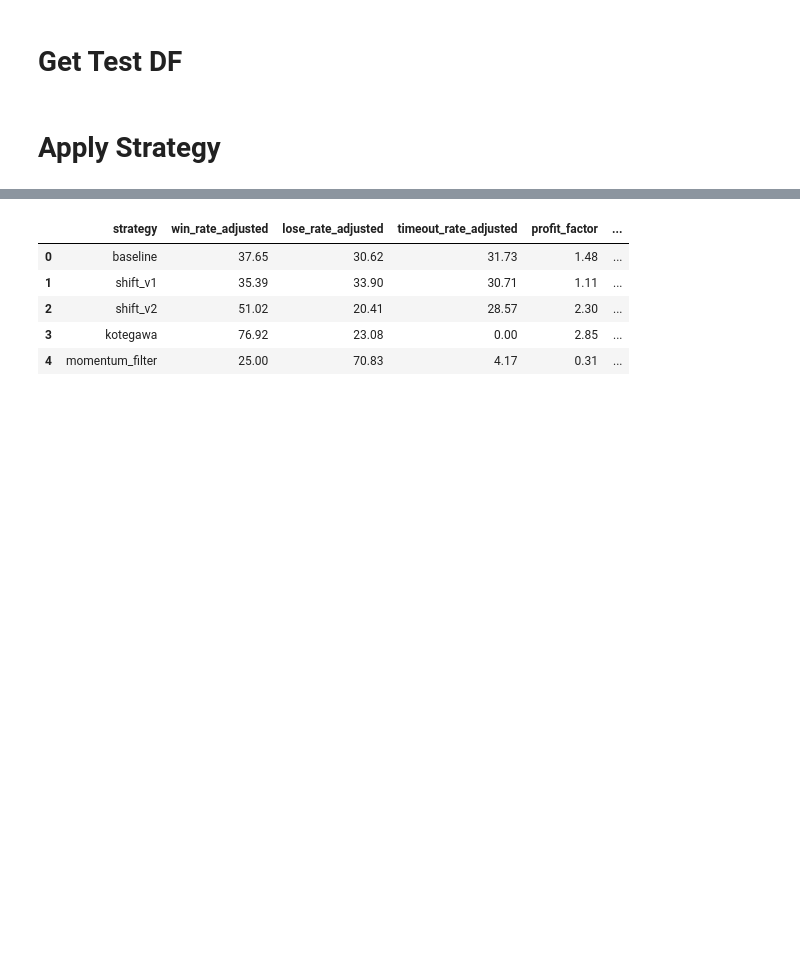
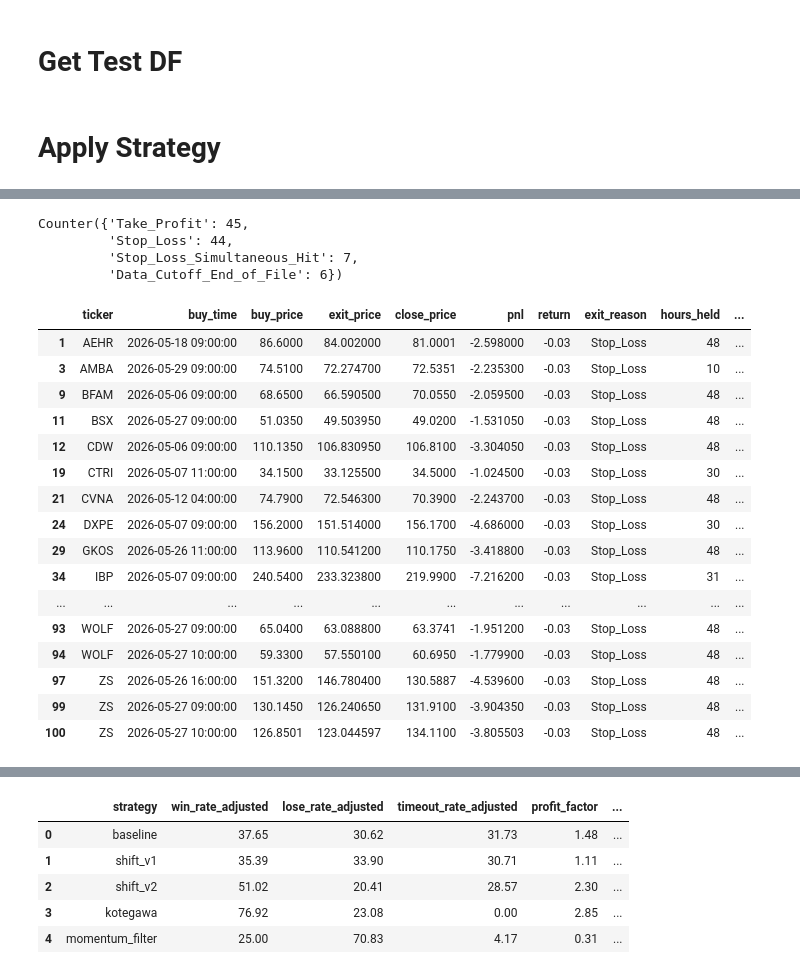
Before and after one commit to LW130003/technical-analysis, a Jupyter notebook: notebooks/simulation_loop.ipynb, the cells around one changed output, grey strips where cells are left out. Cells and saved outputs as stored; diff of their text form; code cells hidden in the pictures; blank space fills up the shorter version.

```diff
--- a/notebooks/simulation_loop.ipynb
+++ b/notebooks/simulation_loop.ipynb
@@ -10,26 +10,18 @@ from technical_analysis.strategy import get_default_params, get_all_strategies
 import pandas as pd
 import os
 
-# test_dir = "/Users/livardywufianto/Projects/Trading/data/outputs/backtest_test_v3/"
-# ln_volume = False
-# test_filepaths = [os.path.join(
-#     test_dir, x) for x in os.listdir(test_dir) if str(ln_volume) in x]
+test_dir = "/Users/livardywufianto/Projects/Trading/data/outputs/backtest_test_v3/"
+ln_volume = True
+test_filepaths = [os.path.join(
+    test_dir, x) for x in os.listdir(test_dir) if str(ln_volume) in x]
 
-test_filepaths = [
-    "/Users/livardywufianto/Projects/Trading/data/Debugging/volume_check_2026-05-15_ln=False.csv",
-    "/Users/livardywufianto/Projects/Trading/data/Debugging/volume_check_2026-05-14_ln=False.csv",
-    "/Users/livardywufianto/Projects/Trading/data/Debugging/volume_check_2026-05-13_ln=False.csv",
-    "/Users/livardywufianto/Projects/Trading/data/Debugging/volume_check_2026-05-12_ln=False.csv",
-    "/Users/livardywufianto/Projects/Trading/data/Debugging/volume_check_2026-05-11_ln=False.csv",
-]
-
-test_filepaths = [
-    "/Users/livardywufianto/Projects/Trading/data/outputs/backtest_test_v3/volume_check_2026-05-15_ln=False.csv",
-    "/Users/livardywufianto/Projects/Trading/data/outputs/backtest_test_v3/volume_check_2026-05-14_ln=False.csv",
-    "/Users/livardywufianto/Projects/Trading/data/outputs/backtest_test_v3/volume_check_2026-05-13_ln=False.csv",
-    "/Users/livardywufianto/Projects/Trading/data/outputs/backtest_test_v3/volume_check_2026-05-12_ln=False.csv",
-    "/Users/livardywufianto/Projects/Trading/data/outputs/backtest_test_v3/volume_check_2026-05-11_ln=False.csv",
-]
+# test_filepaths = [
+#     "/Users/livardywufianto/Projects/Trading/data/outputs/backtest_test_v3/volume_check_2026-05-15_ln=False.csv",
+#     "/Users/livardywufianto/Projects/Trading/data/outputs/backtest_test_v3/volume_check_2026-05-14_ln=False.csv",
+#     "/Users/livardywufianto/Projects/Trading/data/outputs/backtest_test_v3/volume_check_2026-05-13_ln=False.csv",
+#     "/Users/livardywufianto/Projects/Trading/data/outputs/backtest_test_v3/volume_check_2026-05-12_ln=False.csv",
+#     "/Users/livardywufianto/Projects/Trading/data/outputs/backtest_test_v3/volume_check_2026-05-11_ln=False.csv",
+# ]
 
 
 
@@ -62,0 +69,35 @@ for name, fn in strategies.items():
+# %%
+fn = strategies["kotegawa"]
+buy_df = fn(test_df, params_dict)
+backtest_df = run_backtest(
+    buy_df,
+    params_dict,
+)
+# %%
+from collections import Counter
+Counter(backtest_df["exit_reason"])
+# %% [output]
+Counter({'Take_Profit': 45,
+         'Stop_Loss': 44,
+         'Stop_Loss_Simultaneous_Hit': 7,
+         'Data_Cutoff_End_of_File': 6})
+# %%
+backtest_df[backtest_df["exit_reason"] == "Stop_Loss"]
+# %% [output]
+|  | ticker | buy_time | buy_price | exit_price | close_price | pnl | return | exit_reason | hours_held | ... |
+| 1 | AEHR | 2026-05-18 09:00:00 | 86.6000 | 84.002000 | 81.0001 | -2.598000 | -0.03 | Stop_Loss | 48 | ... |
+| 3 | AMBA | 2026-05-29 09:00:00 | 74.5100 | 72.274700 | 72.5351 | -2.235300 | -0.03 | Stop_Loss | 10 | ... |
+| 9 | BFAM | 2026-05-06 09:00:00 | 68.6500 | 66.590500 | 70.0550 | -2.059500 | -0.03 | Stop_Loss | 48 | ... |
+| 11 | BSX | 2026-05-27 09:00:00 | 51.0350 | 49.503950 | 49.0200 | -1.531050 | -0.03 | Stop_Loss | 48 | ... |
+| 12 | CDW | 2026-05-06 09:00:00 | 110.1350 | 106.830950 | 106.8100 | -3.304050 | -0.03 | Stop_Loss | 48 | ... |
+| 19 | CTRI | 2026-05-07 11:00:00 | 34.1500 | 33.125500 | 34.5000 | -1.024500 | -0.03 | Stop_Loss | 30 | ... |
+| 21 | CVNA | 2026-05-12 04:00:00 | 74.7900 | 72.546300 | 70.3900 | -2.243700 | -0.03 | Stop_Loss | 48 | ... |
+| 24 | DXPE | 2026-05-07 09:00:00 | 156.2000 | 151.514000 | 156.1700 | -4.686000 | -0.03 | Stop_Loss | 30 | ... |
+| 29 | GKOS | 2026-05-26 11:00:00 | 113.9600 | 110.541200 | 110.1750 | -3.418800 | -0.03 | Stop_Loss | 48 | ... |
+| 34 | IBP | 2026-05-07 09:00:00 | 240.5400 | 233.323800 | 219.9900 | -7.216200 | -0.03 | Stop_Loss | 31 | ... |
+| ... | ... | ... | ... | ... | ... | ... | ... | ... | ... | ... |
+| 93 | WOLF | 2026-05-27 09:00:00 | 65.0400 | 63.088800 | 63.3741 | -1.951200 | -0.03 | Stop_Loss | 48 | ... |
+| 94 | WOLF | 2026-05-27 10:00:00 | 59.3300 | 57.550100 | 60.6950 | -1.779900 | -0.03 | Stop_Loss | 48 | ... |
+| 97 | ZS | 2026-05-26 16:00:00 | 151.3200 | 146.780400 | 130.5887 | -4.539600 | -0.03 | Stop_Loss | 48 | ... |
+| 99 | ZS | 2026-05-27 09:00:00 | 130.1450 | 126.240650 | 131.9100 | -3.904350 | -0.03 | Stop_Loss | 48 | ... |
+| 100 | ZS | 2026-05-27 10:00:00 | 126.8501 | 123.044597 | 134.1100 | -3.805503 | -0.03 | Stop_Loss | 48 | ... |
```
Also changed, not shown: parts of 2 cells of this notebook, 5 other files.
